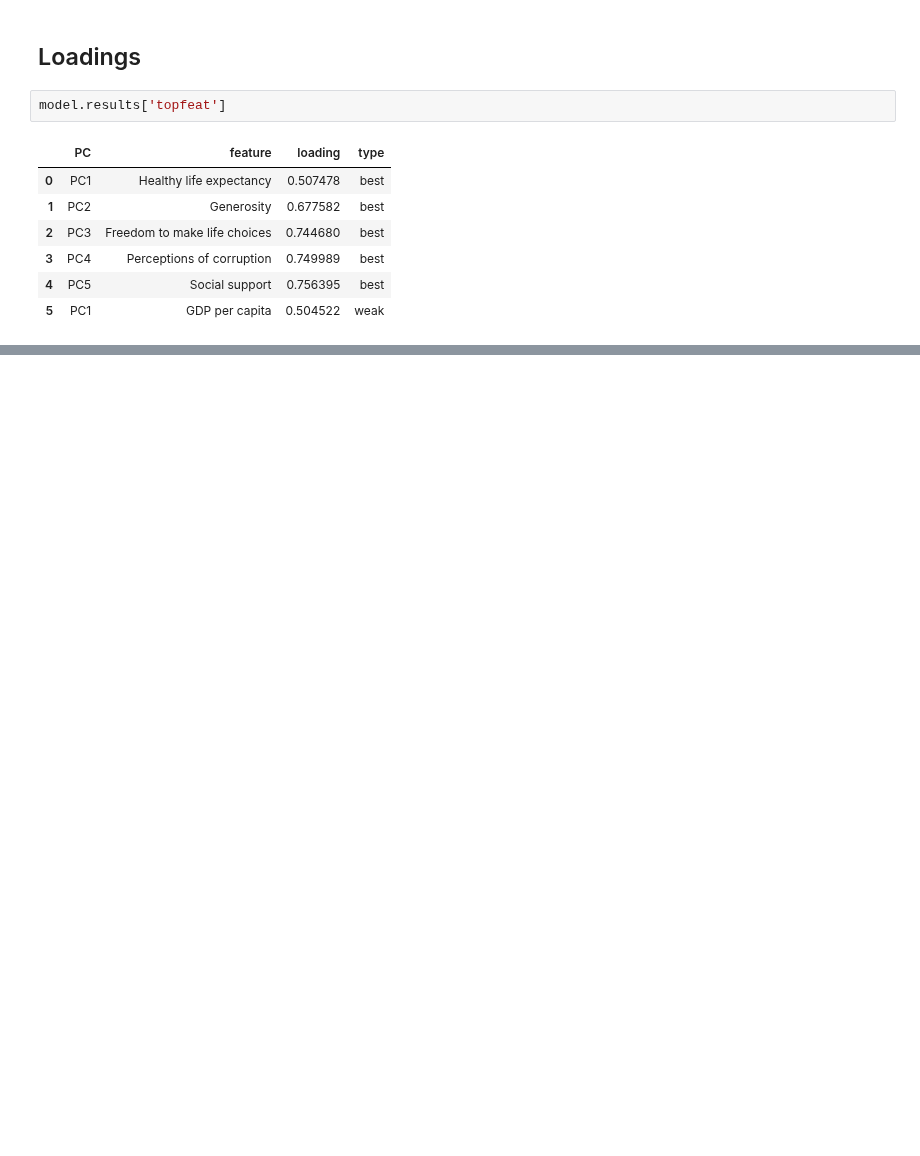
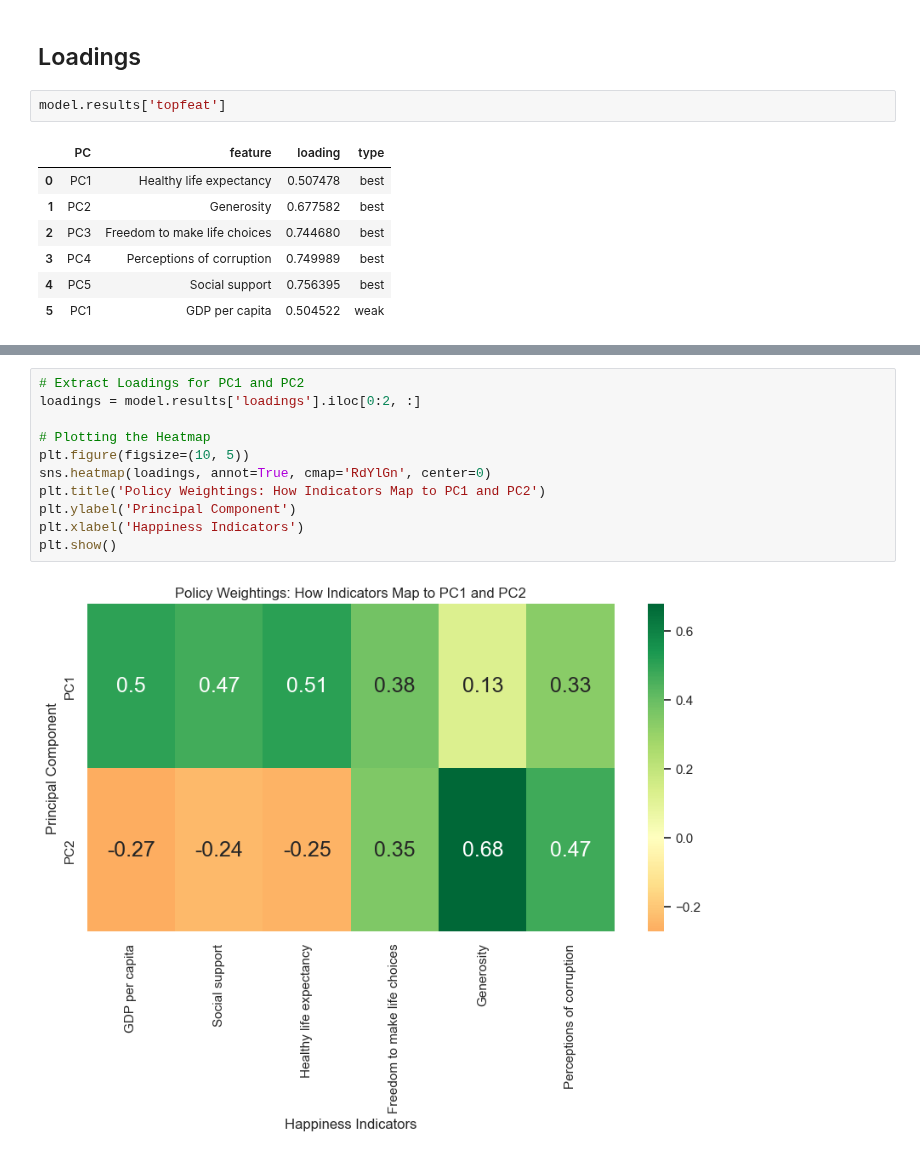
Before and after one commit to StefanFSmid/ASDA_2025_Group_3_Porfolio, a Jupyter notebook: notebooks/week_10_group_3_notebook.ipynb, the cells around one changed output, grey strips where cells are left out. Drawn from its saved outputs; the diff is of its cells as text; blank space fills up the shorter version.

```diff
--- a/notebooks/week_10_group_3_notebook.ipynb
+++ b/notebooks/week_10_group_3_notebook.ipynb
@@ -152,0 +143,13 @@ model.plot();
+# %%
+# Extract Loadings for PC1 and PC2
+loadings = model.results['loadings'].iloc[0:2, :]
+
+# Plotting the Heatmap
+plt.figure(figsize=(10, 5))
+sns.heatmap(loadings, annot=True, cmap='RdYlGn', center=0)
+plt.title('Policy Weightings: How Indicators Map to PC1 and PC2')
+plt.ylabel('Principal Component')
+plt.xlabel('Happiness Indicators')
+plt.show()
+# %% [output]
+[figure, added]
```
Also changed, not shown: parts of 9 cells of this notebook, 5 other files.
